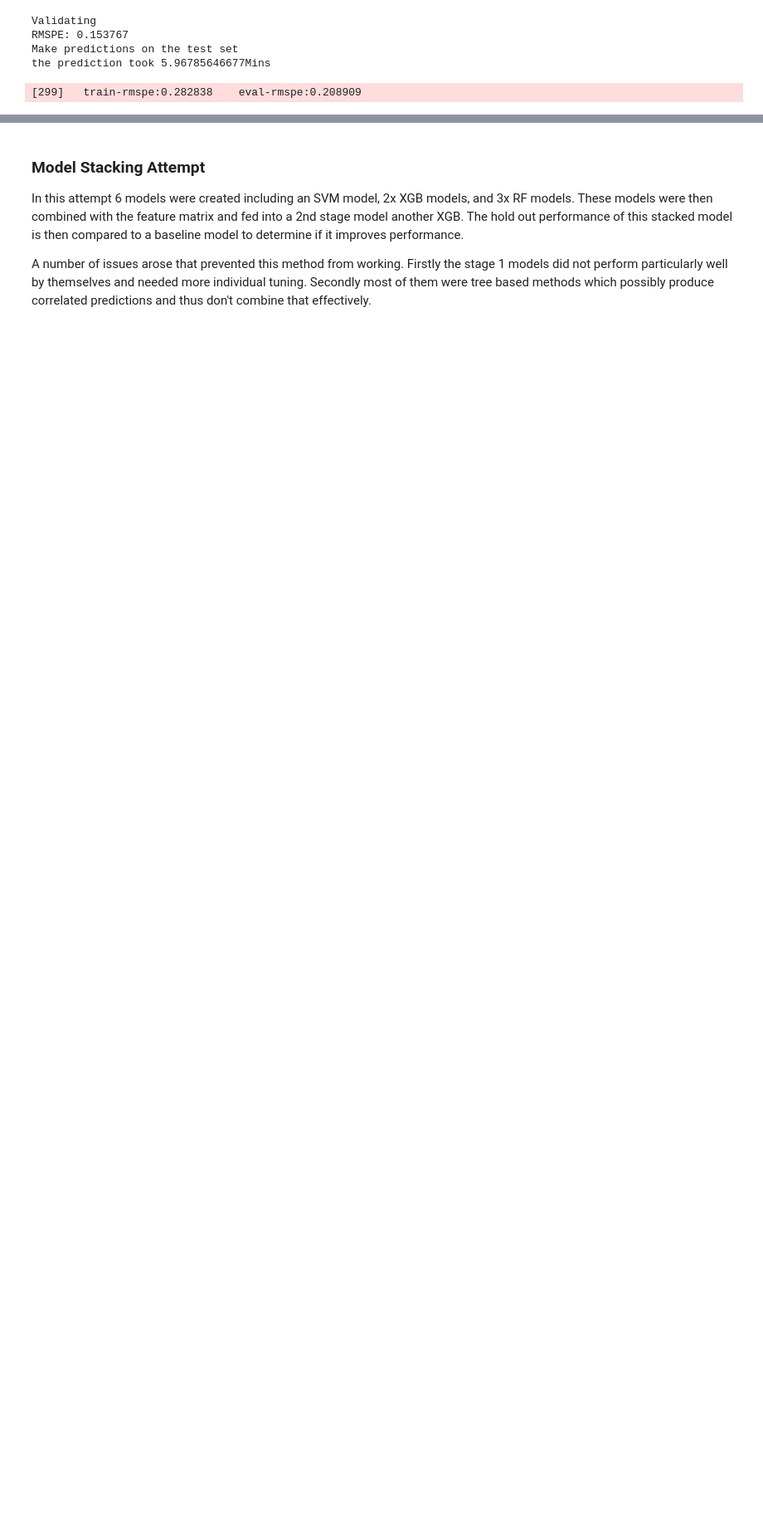
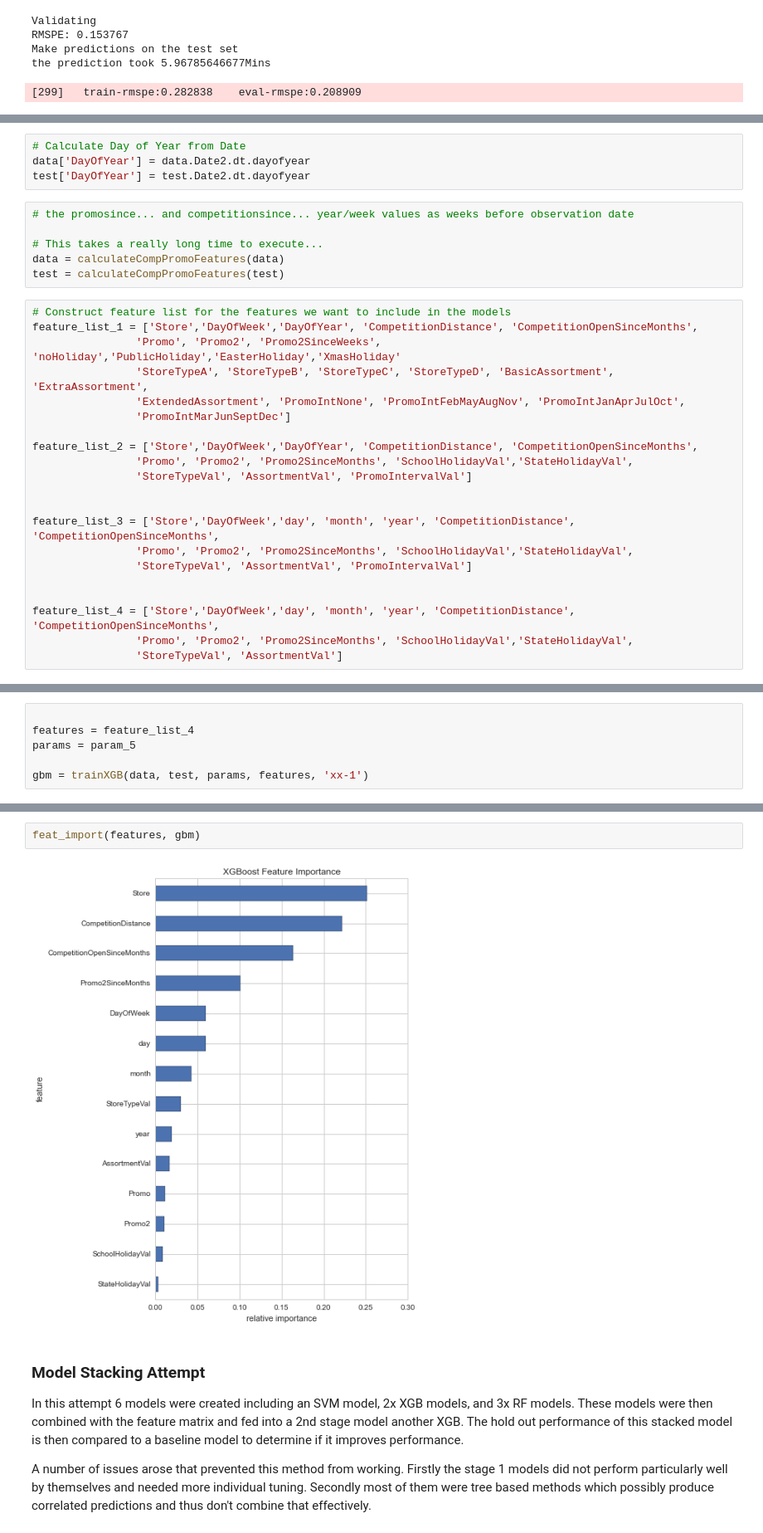
Before and after one commit to rocket-ron/kaggle, a Jupyter notebook: rossman/implementation.ipynb, the cells around one changed output, grey strips where cells are left out. Shown at 83% size. Drawn from its saved outputs; the diff is of its cells as text; blank space fills up the shorter version.

```diff
--- a/rossman/implementation.ipynb
+++ b/rossman/implementation.ipynb
@@ -2210,0 +2026,31 @@ the prediction took 5.96785646677Mins
+# %%
+# Calculate Day of Year from Date
+data['DayOfYear'] = data.Date2.dt.dayofyear
+test['DayOfYear'] = test.Date2.dt.dayofyear
+# %%
+# the promosince... and competitionsince... year/week values as weeks before observation date
+
+# This takes a really long time to execute...
+data = calculateCompPromoFeatures(data)
+test = calculateCompPromoFeatures(test)
+# %%
+# Construct feature list for the features we want to include in the models
+feature_list_1 = ['Store','DayOfWeek','DayOfYear', 'CompetitionDistance', 'CompetitionOpenSinceMonths',
+                'Promo', 'Promo2', 'Promo2SinceWeeks', 'noHoliday','PublicHoliday','EasterHoliday','XmasHoliday'
+                'StoreTypeA', 'StoreTypeB', 'StoreTypeC', 'StoreTypeD', 'BasicAssortment', 'ExtraAssortment',
+                'ExtendedAssortment', 'PromoIntNone', 'PromoIntFebMayAugNov', 'PromoIntJanAprJulOct',
+                'PromoIntMarJunSeptDec']
+
+feature_list_2 = ['Store','DayOfWeek','DayOfYear', 'CompetitionDistance', 'CompetitionOpenSinceMonths',
+                'Promo', 'Promo2', 'Promo2SinceMonths', 'SchoolHolidayVal','StateHolidayVal',
+                'StoreTypeVal', 'AssortmentVal', 'PromoIntervalVal']
+
+
+feature_list_3 = ['Store','DayOfWeek','day', 'month', 'year', 'CompetitionDistance', 'CompetitionOpenSinceMonths',
+                'Promo', 'Promo2', 'Promo2SinceMonths', 'SchoolHolidayVal','StateHolidayVal',
+                'StoreTypeVal', 'AssortmentVal', 'PromoIntervalVal']
+
+
+feature_list_4 = ['Store','DayOfWeek','day', 'month', 'year', 'CompetitionDistance', 'CompetitionOpenSinceMonths',
+                'Promo', 'Promo2', 'Promo2SinceMonths', 'SchoolHolidayVal','StateHolidayVal',
+                'StoreTypeVal', 'AssortmentVal']
@@ -2210,0 +2083,6 @@ the prediction took 5.96785646677Mins
+# %%
+
+features = feature_list_4
+params = param_5
+
+gbm = trainXGB(data, test, params, features, 'xx-1')
@@ -2211,3 +2118,7 @@ the prediction took 5.96785646677Mins
+# %%
+feat_import(features, gbm)
+# %% [output]
+[figure, added]
 # %% [markdown]
 ### Model Stacking Attempt
 
```
Also changed, not shown: parts of 55 cells of this notebook.
